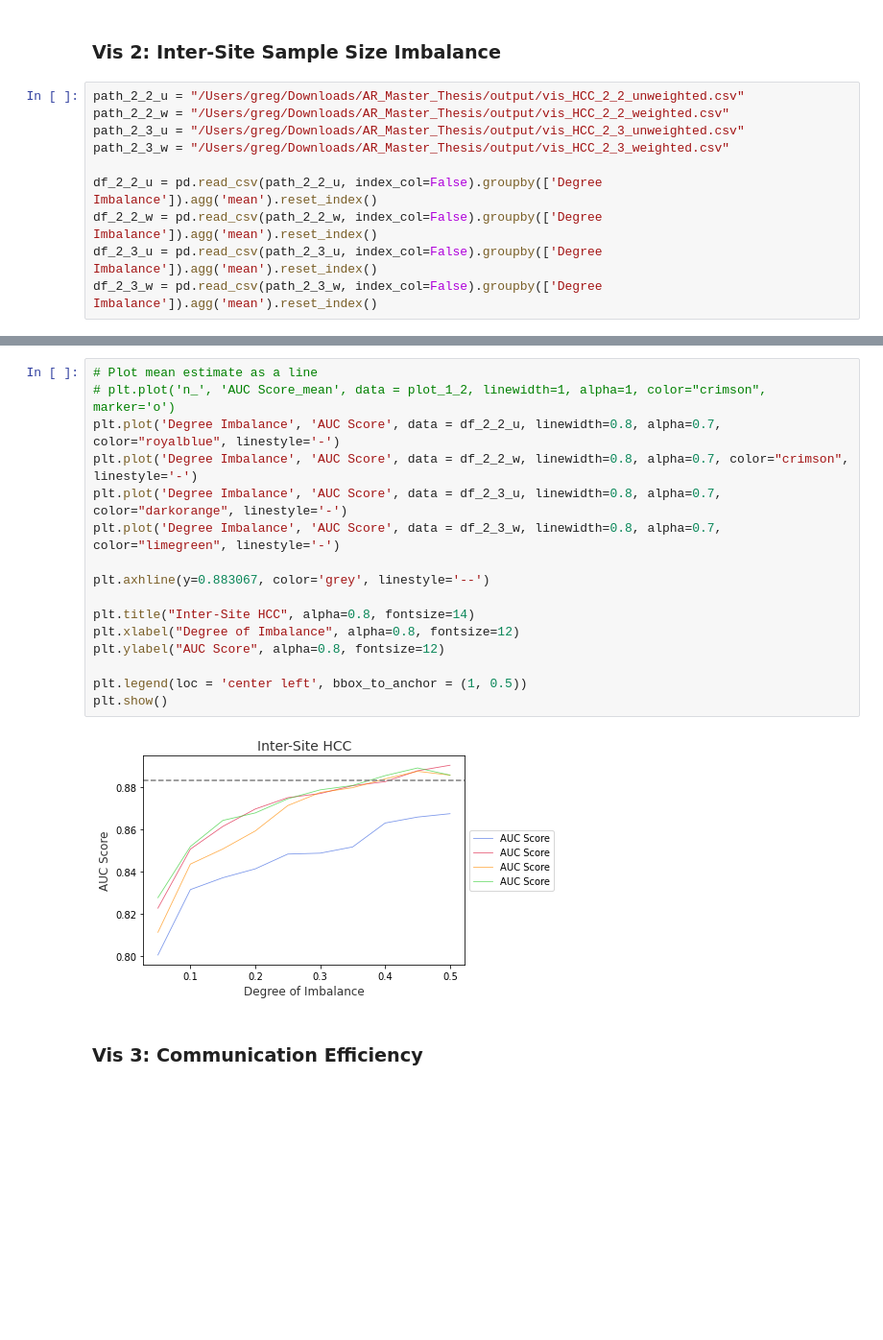
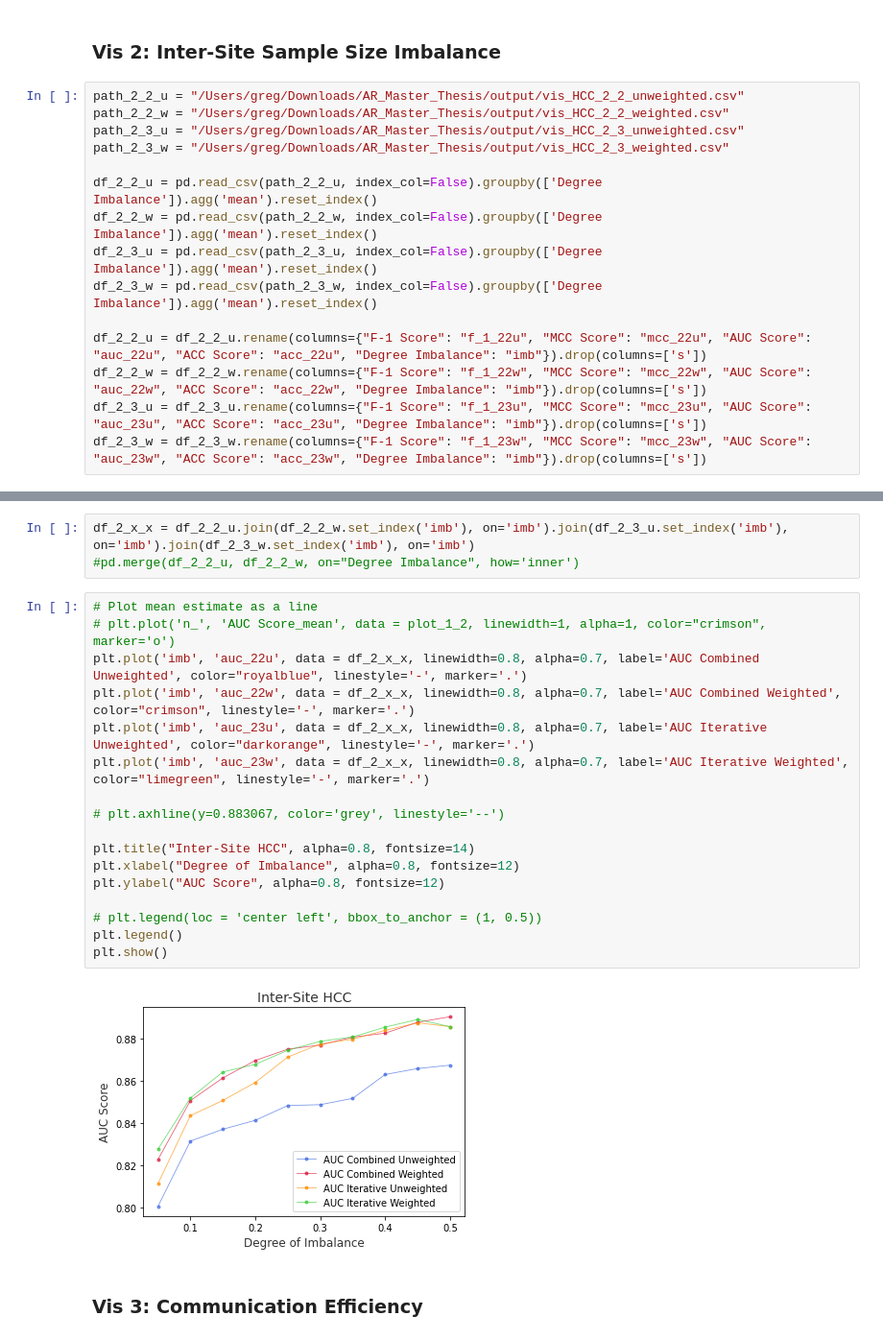
Before and after one commit to GregChen3072/MasterArbeit, a Jupyter notebook: src/visualization.ipynb, the cells around one changed output, grey strips where cells are left out. Shown: that part at 96% size. Drawn from its saved outputs; the diff is of its cells as text; blank space fills up the shorter version.

Commit message:
Visualization Add Legend

```diff
--- a/src/visualization.ipynb
+++ b/src/visualization.ipynb
@@ -83,3 +84,8 @@ df_2_2_u = pd.read_csv(path_2_2_u, index_col=False).groupby(['Degree Imbalance']
 df_2_2_w = pd.read_csv(path_2_2_w, index_col=False).groupby(['Degree Imbalance']).agg('mean').reset_index()
 df_2_3_u = pd.read_csv(path_2_3_u, index_col=False).groupby(['Degree Imbalance']).agg('mean').reset_index()
 df_2_3_w = pd.read_csv(path_2_3_w, index_col=False).groupby(['Degree Imbalance']).agg('mean').reset_index()
+
+df_2_2_u = df_2_2_u.rename(columns={"F-1 Score": "f_1_22u", "MCC Score": "mcc_22u", "AUC Score": "auc_22u", "ACC Score": "acc_22u", "Degree Imbalance": "imb"}).drop(columns=['s'])
+df_2_2_w = df_2_2_w.rename(columns={"F-1 Score": "f_1_22w", "MCC Score": "mcc_22w", "AUC Score": "auc_22w", "ACC Score": "acc_22w", "Degree Imbalance": "imb"}).drop(columns=['s'])
+df_2_3_u = df_2_3_u.rename(columns={"F-1 Score": "f_1_23u", "MCC Score": "mcc_23u", "AUC Score": "auc_23u", "ACC Score": "acc_23u", "Degree Imbalance": "imb"}).drop(columns=['s'])
+df_2_3_w = df_2_3_w.rename(columns={"F-1 Score": "f_1_23w", "MCC Score": "mcc_23w", "AUC Score": "auc_23w", "ACC Score": "acc_23w", "Degree Imbalance": "imb"}).drop(columns=['s'])
@@ -86,21 +106,25 @@ df_2_3_w = pd.read_csv(path_2_3_w, index_col=False).groupby(['Degree Imbalance']
+# %%
+df_2_x_x = df_2_2_u.join(df_2_2_w.set_index('imb'), on='imb').join(df_2_3_u.set_index('imb'), on='imb').join(df_2_3_w.set_index('imb'), on='imb')
+#pd.merge(df_2_2_u, df_2_2_w, on="Degree Imbalance", how='inner')
 # %%
 # Plot mean estimate as a line
 # plt.plot('n_', 'AUC Score_mean', data = plot_1_2, linewidth=1, alpha=1, color="crimson", marker='o')
-plt.plot('Degree Imbalance', 'AUC Score', data = df_2_2_u, linewidth=0.8, alpha=0.7, color="royalblue", linestyle='-')
-plt.plot('Degree Imbalance', 'AUC Score', data = df_2_2_w, linewidth=0.8, alpha=0.7, color="crimson", linestyle='-')
-plt.plot('Degree Imbalance', 'AUC Score', data = df_2_3_u, linewidth=0.8, alpha=0.7, color="darkorange", linestyle='-')
-plt.plot('Degree Imbalance', 'AUC Score', data = df_2_3_w, linewidth=0.8, alpha=0.7, color="limegreen", linestyle='-')
+plt.plot('imb', 'auc_22u', data = df_2_x_x, linewidth=0.8, alpha=0.7, label='AUC Combined Unweighted', color="royalblue", linestyle='-', marker='.')
+plt.plot('imb', 'auc_22w', data = df_2_x_x, linewidth=0.8, alpha=0.7, label='AUC Combined Weighted', color="crimson", linestyle='-', marker='.')
+plt.plot('imb', 'auc_23u', data = df_2_x_x, linewidth=0.8, alpha=0.7, label='AUC Iterative Unweighted', color="darkorange", linestyle='-', marker='.')
+plt.plot('imb', 'auc_23w', data = df_2_x_x, linewidth=0.8, alpha=0.7, label='AUC Iterative Weighted', color="limegreen", linestyle='-', marker='.')
 
-plt.axhline(y=0.883067, color='grey', linestyle='--')
+# plt.axhline(y=0.883067, color='grey', linestyle='--')
 
 plt.title("Inter-Site HCC", alpha=0.8, fontsize=14)
 plt.xlabel("Degree of Imbalance", alpha=0.8, fontsize=12)
 plt.ylabel("AUC Score", alpha=0.8, fontsize=12)
 
-plt.legend(loc = 'center left', bbox_to_anchor = (1, 0.5))
+# plt.legend(loc = 'center left', bbox_to_anchor = (1, 0.5))
+plt.legend()
 plt.show()
 # %% [output]
-[figure, old version]
+[figure, new version]
 # %% [markdown]
 ### Vis 3: Communication Efficiency
 # %%
```
Also changed, not shown: parts of 6 cells of this notebook.
